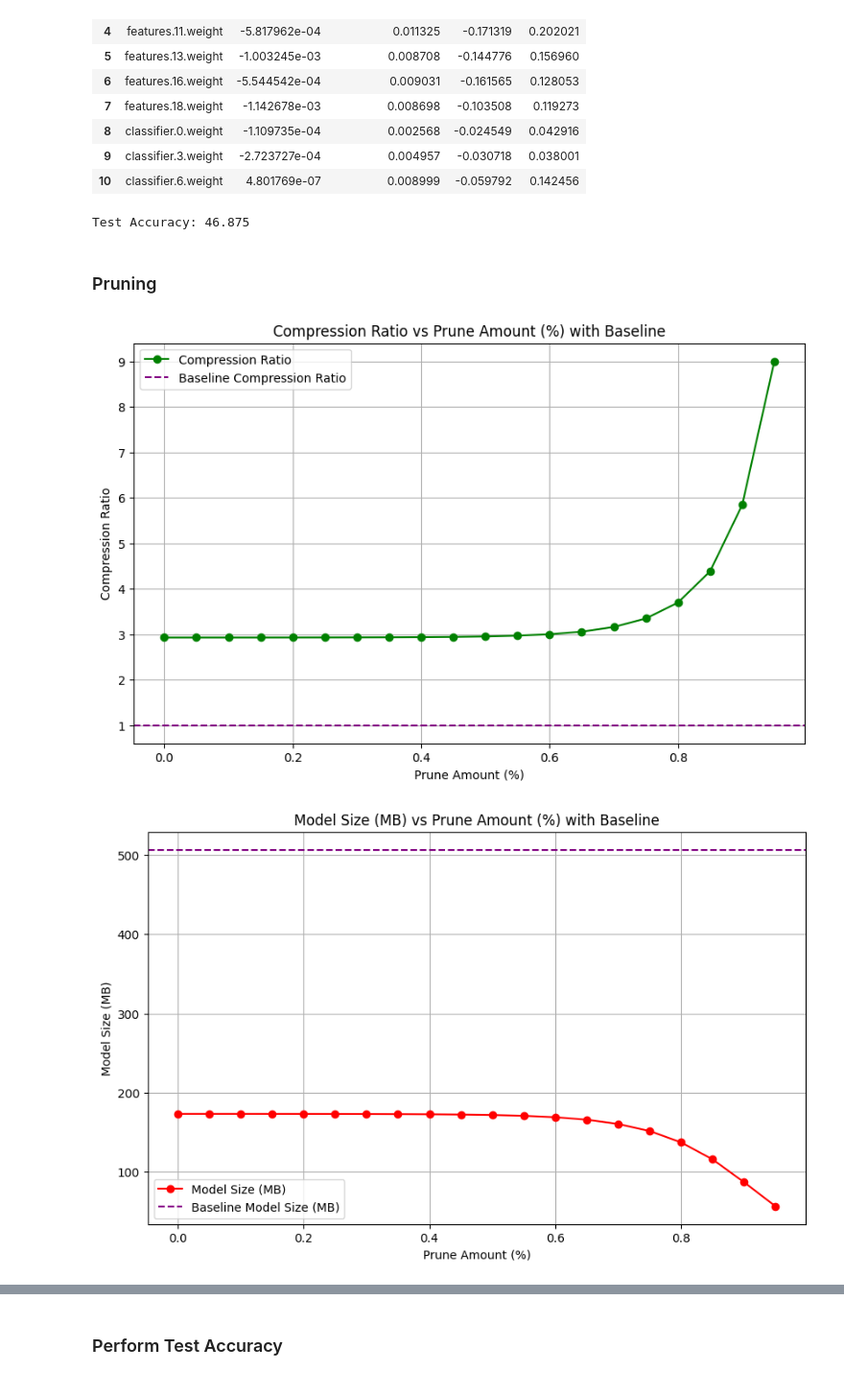
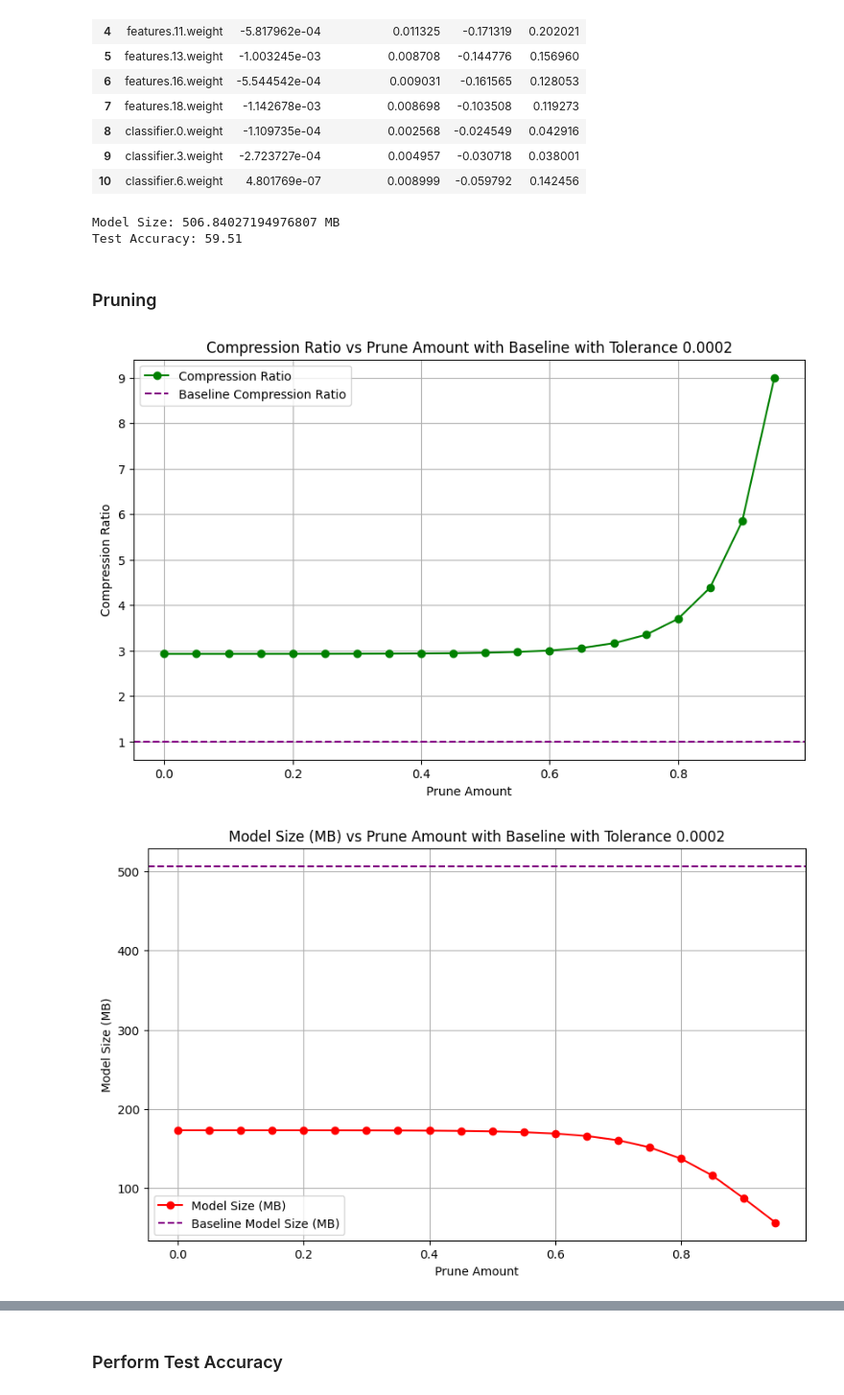
Before and after one commit to alex-grindrod/eblc-model-compression, a Jupyter notebook: vgg11_sparsity.ipynb, the cells around one changed output, grey strips where cells are left out. Shown at 96% size. Cells and saved outputs as stored; diff of their text form; code cells hidden in the pictures.

Commit message:
vgg11 updated sparsity notebook and uploaded vgg11 graphs

```diff
--- a/vgg11_sparsity.ipynb
+++ b/vgg11_sparsity.ipynb
@@ -34,12 +34,13 @@ print(device)
 # %% [output]
 cuda
 # %%
-TRAIN = True
+TRAIN = False
 PRUNE = True
 PRUNE_LOAD = False
+TRAIN_LOAD = False
 TEST_JSON = 'test_data.json'
 PRUNE_DATA_JSON = 'prune_data.json'
-MODEL_PATH = '/kaggle/working/org_model.pkl'
+MODEL_PATH = '/kaggle/input/190-tolerance/org_model.pkl'
 # %% [markdown]
 ### Helper Functions
 # %%
@@ -211,8 +255,8 @@ def test_accuracy(model):
             del images, labels, outputs
 
             i += 1
-            if i == 1:
-                break
+#             if i == 1:
+#                 break
 
         return 100 * correct / total
 # %% [output]
@@ -321,11 +341,14 @@ orig_stats
 # %%
 model = model.to(device)
 
+weights = {}
+for name, param in model.named_parameters():
+    if param.requires_grad:
+        weights[name] = param.data
+org_size = save_pkl('org_model_param_size.pkl', weights)
+
 if TRAIN:
-    org_size = save_pkl('org_model.pkl', model.state_dict())
-else:
-    org_size = os.path.getsize(MODEL_PATH)
-#     org_size = 2048**2
+    save_pkl('org_model.pkl', model.state_dict())
 
 org_data = {
     'tolerance': 0,
@@ -334,9 +357,12 @@ org_data = {
     'model_size': org_size / 1024**2,  # Size in MB
     'stats': orig_stats
 }
+
+print('Model Size:', org_data['model_size'], 'MB')
 print(f'Test Accuracy: {org_data["test_accuracy"]}')
 # %% [output]
-Test Accuracy: 46.875
+Model Size: 506.84027194976807 MB
+Test Accuracy: 59.51
 # %% [markdown]
 ### Pruning
 # %%
@@ -391,6 +417,10 @@ if PRUNE and (TRAIN or not PRUNE_LOAD):
         global_prune(copied_model, amount)
         before_sparisty = calculate_sparsity(copied_model)
         old_stats = print_statistics(copied_model)
+        old_accuracy = test_accuracy(copied_model.to(device))
+
+#         if i >= 17:
+#             plot_classifier_distribution(copied_model, tolerance=TOLERANCE, prune=amount, prune_zfp=False, bins=100)
 
         # Compress weights
         compressed_weights = {}
@@ -406,18 +436,20 @@ if PRUNE and (TRAIN or not PRUNE_LOAD):
             if param.requires_grad:
                 param.data = decompress_tensor(compressed_weights[name], param.data.shape)
 
+#         if i >= 17:
+#             plot_classifier_distribution(copied_model, tolerance=TOLERANCE, prune=amount, prune_zfp=True, bins=100)
+
         prune_results.append({
             'before_sparsity': before_sparisty,
             'after_sparsity': calculate_sparsity(copied_model),
             'compression_ratio': org_size / zfp_size,
             'model_size': zfp_size / 1024**2,  # Size in MB
             'old_stats': old_stats,
-            'new_stats': print_statistics(copied_model)
+            'new_stats': print_statistics(copied_model),
+            'before_accuracy': old_accuracy,
+            'after_accuracy': test_accuracy(copied_model.to(device))
+#             .to(device)
         })
-
-#         if i % 9 == 0:
-#             plot_weight_distribution(copied_model, tolerance=TOLERANCE)
-
 
     # save prune_results
     prune_results_copy = copy.deepcopy(prune_results)
@@ -439,27 +475,28 @@ elif PRUNE:
 # %%
 if PRUNE:
     compression_ratios = [result["compression_ratio"] for result in prune_results]
     model_sizes = [result["model_size"] for result in prune_results]
+
 
     data = [
         (compression_ratios, org_data['compression_ratio'], 'green', 'Compression Ratio'),
         (model_sizes, org_data['model_size'], 'red', 'Model Size (MB)'),
     ]
 
     for values, baseline, color, label in data:
         plt.figure(figsize=(10, 6))
 
         plt.plot(prune_values, values, color=color, marker='o', label=label)
         plt.axhline(y=baseline, color='purple', linestyle='--', label=f'Baseline {label}')
 
-        plt.title(f'{label} vs Prune Amount (%) with Baseline')
+        plt.title(f'{label} vs Prune Amount with Baseline with Tolerance {TOLERANCE}')
 #         plt.xscale('log', base=2)
-        plt.xlabel('Prune Amount (%)')
+        plt.xlabel('Prune Amount')
         plt.ylabel(label)
         plt.legend()
         plt.grid(True)
 
         plt.show()
 # %% [output]
-[figure, old version]
+[figure, new version]
-[figure, old version]
+[figure, new version]
```
Also changed, not shown: parts of 13 cells of this notebook, 9 other files.
